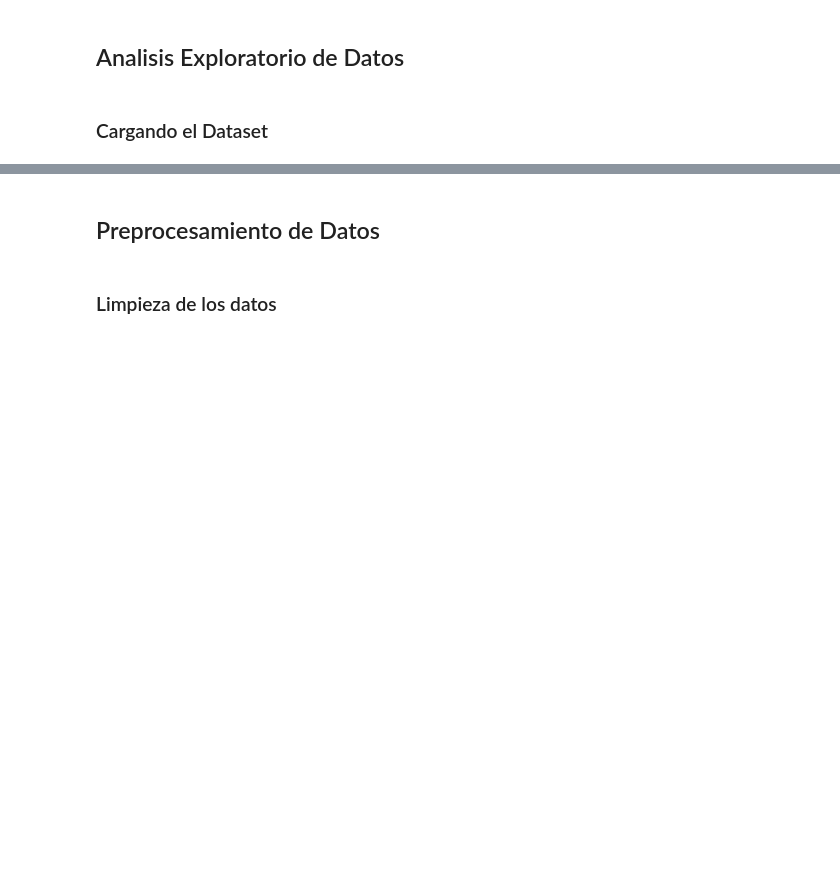
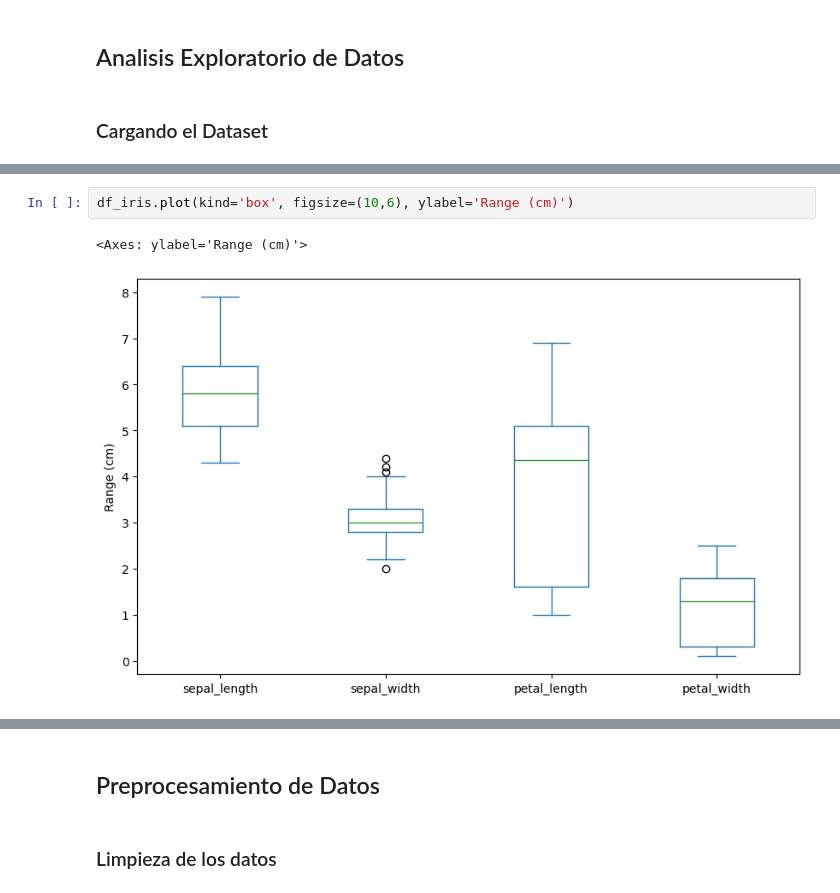
Before and after one commit to Lons0G/Decision-Tree, a Jupyter notebook: Decision_Tree.ipynb, the cells around one changed output, grey strips where cells are left out. Drawn from its saved outputs; the diff is of its cells as text; blank space fills up the shorter version.

```diff
--- a/Decision_Tree.ipynb
+++ b/Decision_Tree.ipynb
@@ -30,0 +114,5 @@ df_iris.head()
+# %%
+df_iris.plot(kind='box', figsize=(10,6), ylabel='Range (cm)')
+# %% [output]
+<Axes: ylabel='Range (cm)'>
+[figure, added]
```
Also changed, not shown: parts of 18 cells of this notebook, 30 other files.
